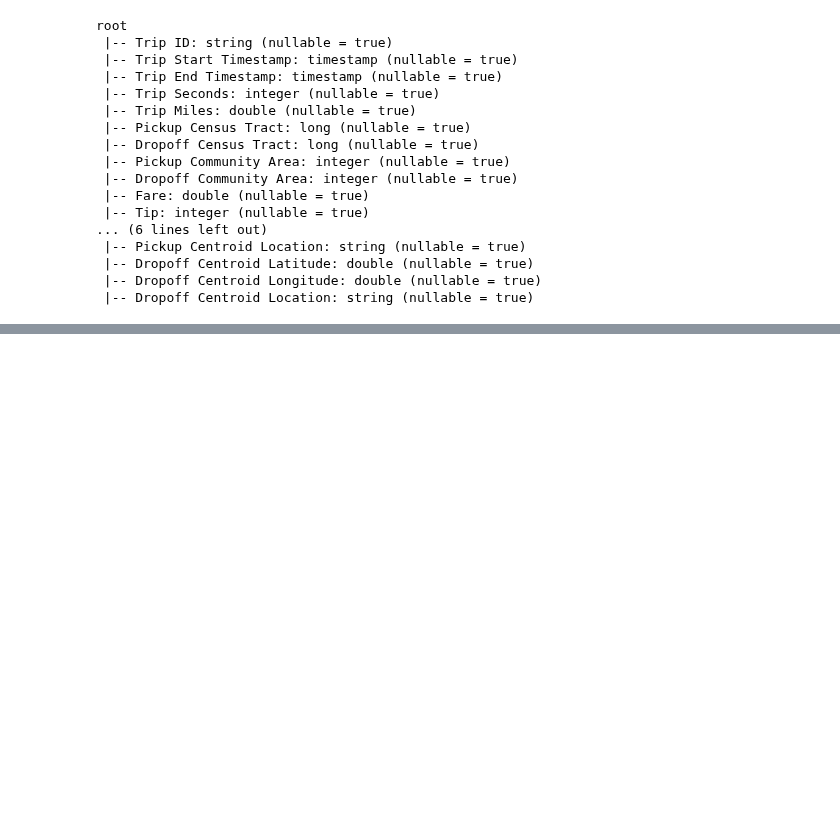
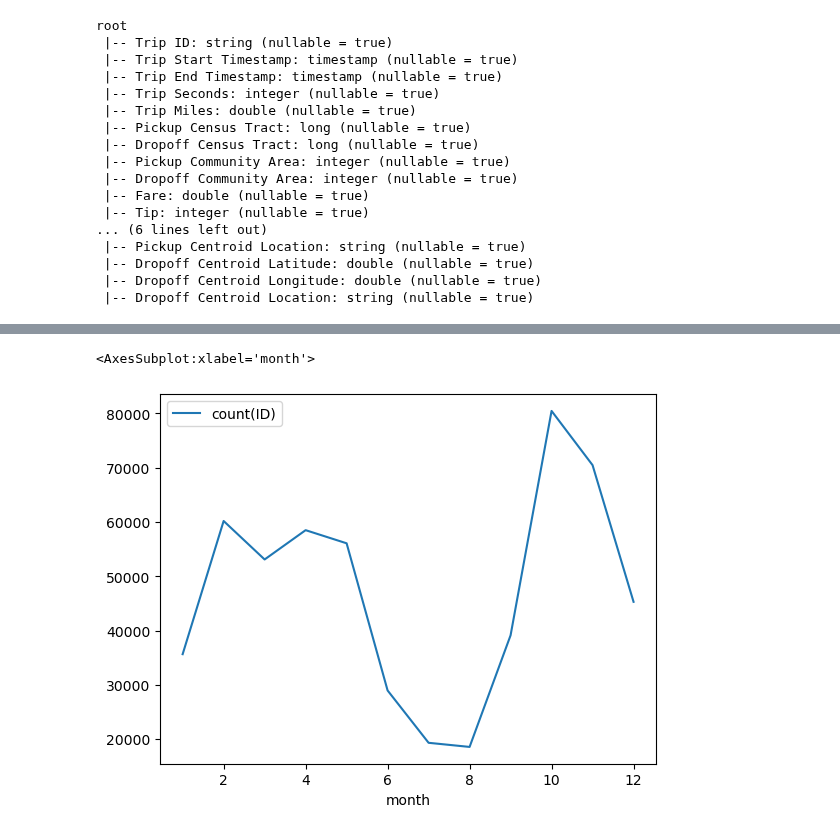
Before and after one commit to hvpachisia/uchicago-lyft-rideshare, a Jupyter notebook: eda_2022.ipynb, the cells around one changed output, grey strips where cells are left out. Cells and saved outputs as stored; diff of their text form; code cells hidden in the pictures; blank space fills up the shorter version.

```diff
--- a/eda_2022.ipynb
+++ b/eda_2022.ipynb
@@ -233,12 +231,12 @@ root
  |-- Dropoff Centroid Longitude: double (nullable = true)
  |-- Dropoff Centroid Location: string (nullable = true)
 # %%
-df_2022 = df_2022.drop('Trips Pooled','Additional Charges','Shared Trip Authorized', "Fare", "Tip")
+df_2022 = df_2022.drop('Trips Pooled','Additional Charges','Shared Trip Authorized', "Tip")
 df_2022 = df_2022.withColumnRenamed("Trip ID","ID").withColumnRenamed("Trip Start Timestamp","start_timestamp").withColumnRenamed("Trip End Timestamp","end_timestamp").withColumnRenamed("Trip Miles",\
                 "miles").withColumnRenamed("Pickup Census Tract","pickup_tract").withColumnRenamed("Dropoff Census Tract","dropoff_tract").withColumnRenamed("Pickup Community Area","pickup_area"\
                 ).withColumnRenamed("Dropoff Community Area","dropoff_area").withColumnRenamed("Trip Total","total").withColumnRenamed("Pickup Centroid Latitude","pickup_lat").withColumnRenamed(\
                 "Pickup Centroid Longitude","pickup_lon").withColumnRenamed("Pickup Centroid Location","pickup_location").withColumnRenamed("Dropoff Centroid Latitude","dropoff_lat").withColumnRenamed(\
-                "Dropoff Centroid Longitude","dropoff_lon").withColumnRenamed("Dropoff Centroid Latitude", "dropoff_lat").withColumnRenamed("Trip Seconds", "trip_seconds").withColumnRenamed("Dropoff Centroid Location", "dropoff_location")
+                "Dropoff Centroid Longitude","dropoff_lon").withColumnRenamed("Dropoff Centroid Latitude", "dropoff_lat").withColumnRenamed("Trip Seconds", "trip_seconds").withColumnRenamed("Dropoff Centroid Location", "dropoff_location").withColumnRenamed("Fare", "fare")
 # %%
 df_2022.printSchema()
 # %% [output]
@@ -264,6 +263,3 @@ df_weather = df_weather.withColumn('datetime',F.to_date(df_weather['datetime'],
 # %%
 df_2022 = df_2022.withColumn('date_only', F.to_date(df_2022.end_timestamp))
 #df_2022.select('end_timestamp').distinct().show(10)
-# %%
-df_2022 = df_2022.withColumn('date_only', F.to_date(df_2022.end_timestamp))
-df_2022.select('date_only').distinct().show(100)
@@ -303,0 +266,11 @@ df_2019.select('year').distinct().show(5)
+# %%
+# add the month column
+df_2022 = df_2022.withColumn('month', F.month(df_2022.start_timestamp))
+df_2022 = df_2022.withColumn('hour', F.hour(df_2022.start_timestamp))
+# %%
+# get rides that occurred within hyde park
+# add kenwood and woodlawn to this list - only if the other location is hyde park
+df_hp = df_2022.filter((df_2022.pickup_area == 41) & (df_2022.dropoff_area == 41))
+df_kw = df_2022.filter(((df_2022.pickup_area == 41) & (df_2022.dropoff_area == 42)) | ((df_2022.pickup_area == 42) & (df_2022.dropoff_area == 41)))
+df_wl = df_2022.filter(((df_2022.pickup_area == 41) & (df_2022.dropoff_area == 39)) | ((df_2022.pickup_area == 39) & (df_2022.dropoff_area == 41)))
+df_area = df_hp.union(df_kw).union(df_wl)
@@ -303,0 +291,5 @@ df_2019.select('year').distinct().show(5)
+# %%
+df_area.groupby("month").agg({'ID':'count'}).orderBy(F.col('month').asc()).toPandas().plot(x="month",y="count(ID)")
+# %% [output]
+<AxesSubplot:xlabel='month'>
+[figure, added]
```
Also changed, not shown: parts of 30 cells of this notebook.
